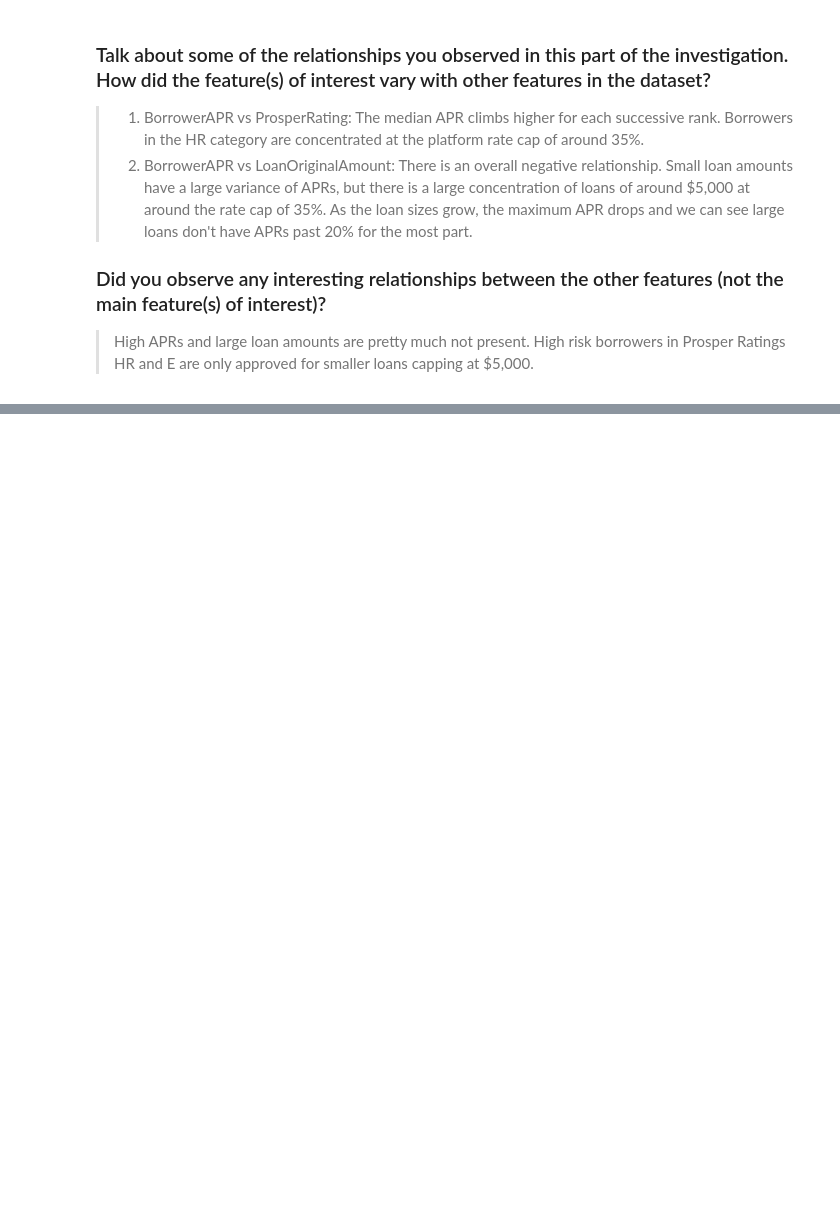
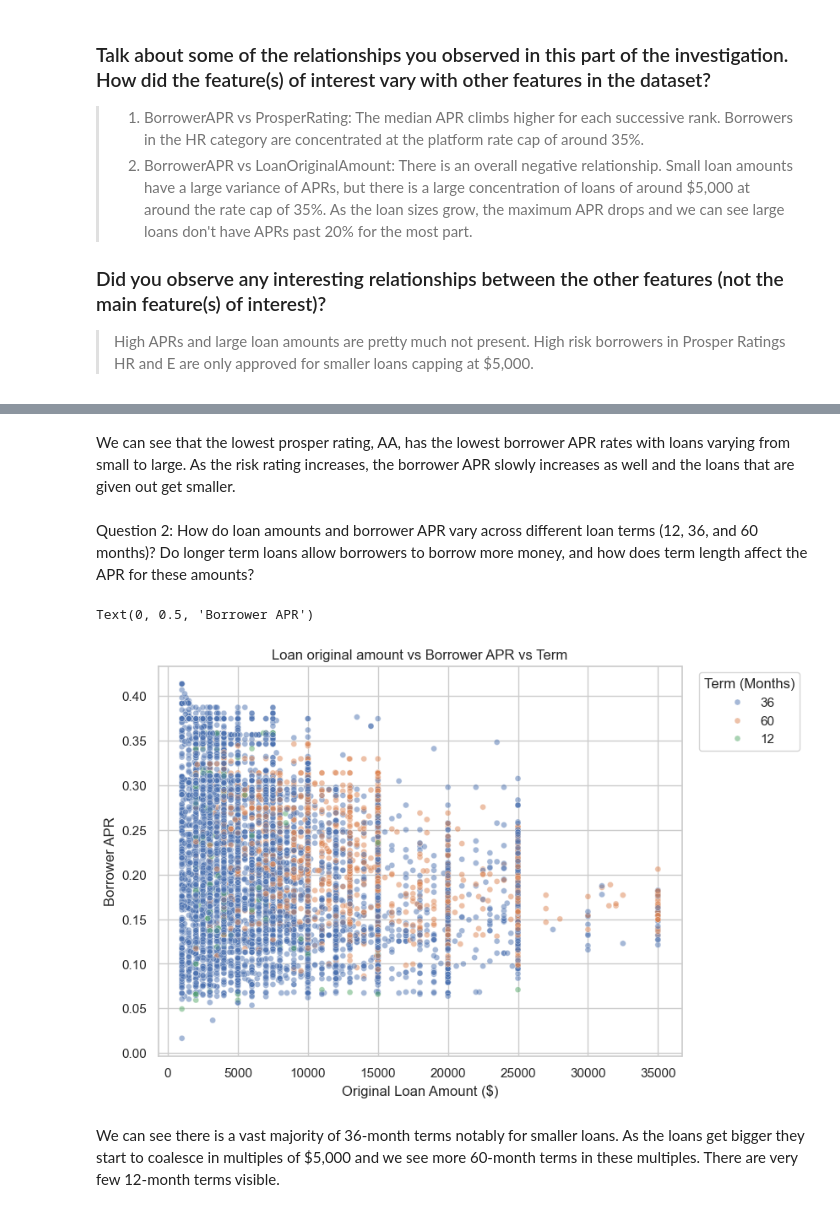
Before and after one commit to CV145/Data_Visualization, a Jupyter notebook: Part_I_exploration_template.ipynb, the cells around one changed output, grey strips where cells are left out. Cells and saved outputs as stored; diff of their text form; code cells hidden in the pictures; blank space fills up the shorter version.

```diff
--- a/Part_I_exploration_template.ipynb
+++ b/Part_I_exploration_template.ipynb
@@ -247,3 +228,33 @@ your work in the previous sections.
+# %% [markdown]
+We can see that the lowest prosper rating, AA, has the lowest borrower APR rates with loans varying from small to large. As the risk rating increases, the borrower APR slowly increases as well and the loans that are given out get smaller.
+# %% [markdown]
+Question 2: How do loan amounts and borrower APR vary across different loan terms (12, 36, and 60 months)? Do longer term loans allow borrowers to borrow more money, and how does term length affect the APR for these amounts?
+# %%
+sns.set_theme(style="whitegrid")
+
+plt.figure(figsize=(8,6))
+sns.scatterplot(
+    data=df_sample,
+    x='LoanOriginalAmount',
+    y='BorrowerAPR',
+    hue=df_sample['Term'].astype(str),
+    alpha=0.5,
+    s=25
+)
+
+plt.legend(title='Term (Months)',
+    bbox_to_anchor=(1.02, 1),
+    loc='upper left'
+)
+
+plt.title('Loan original amount vs Borrower APR vs Term')
+plt.xlabel('Original Loan Amount ($)')
+plt.ylabel('Borrower APR')
+# %% [output]
+Text(0, 0.5, 'Borrower APR')
+[figure, added]
+# %% [markdown]
+We can see there is a vast majority of 36-month terms notably for smaller loans. As the loans get bigger they start to coalesce in multiples of $5,000 and we see more 60-month terms in these multiples. There are very few 12-month terms visible.
 # %% [markdown]
 ### Talk about some of the relationships you observed in this part of the investigation. Were there features that strengthened each other in terms of looking at your feature(s) of interest?
 
```
Also changed, not shown: parts of 17 cells of this notebook.
